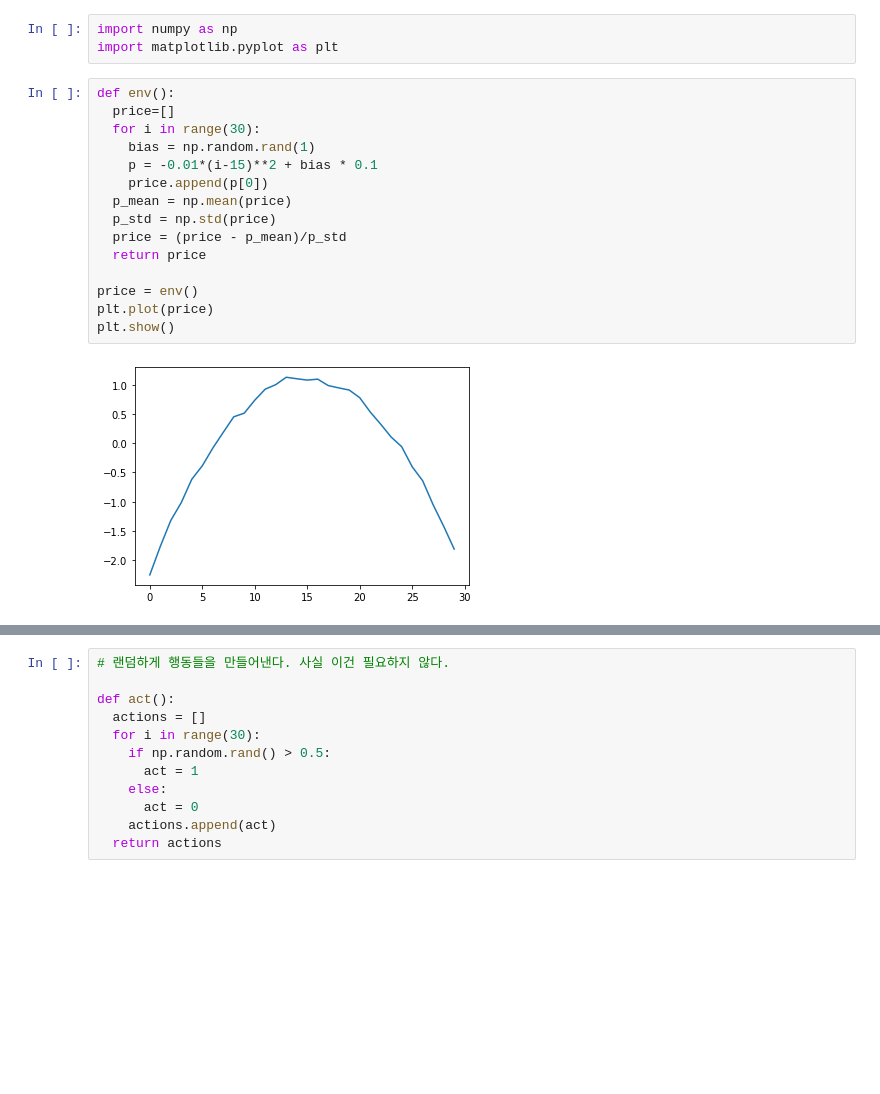
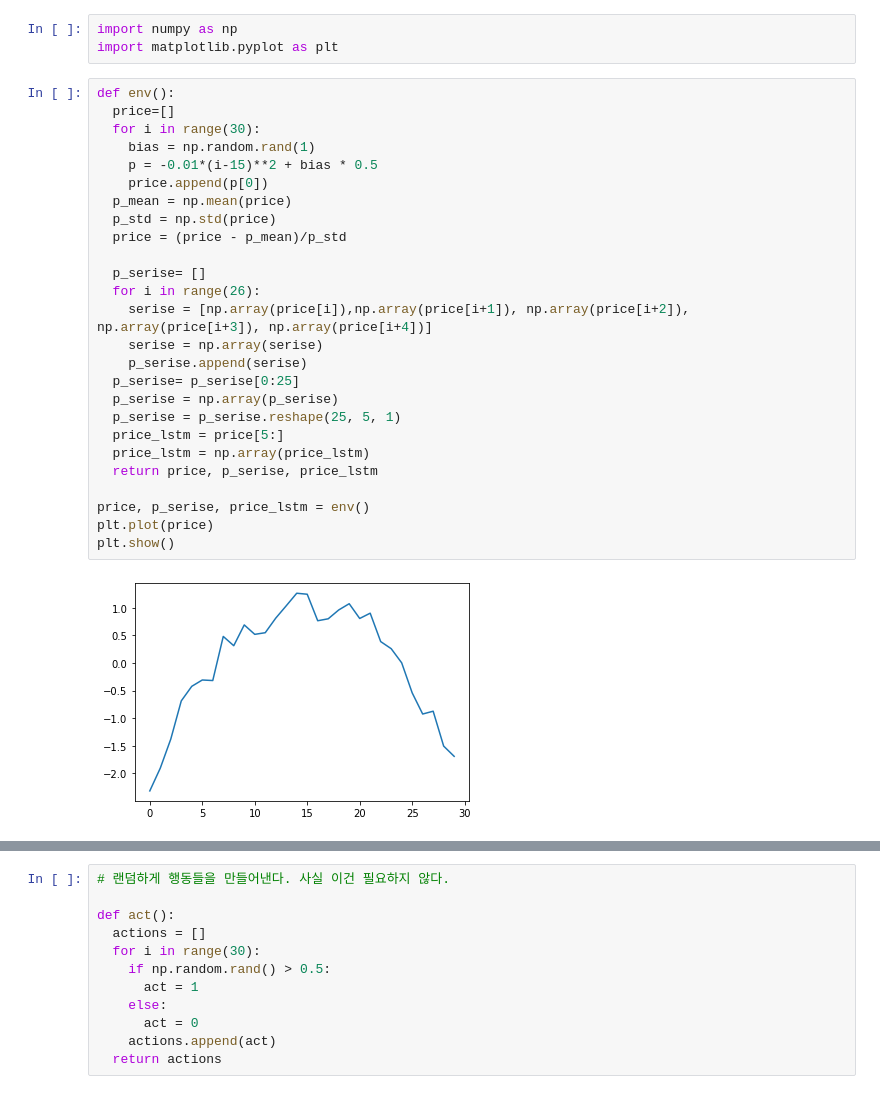
Before and after one commit to sjbaek12/sjbaek12.github.io, a Jupyter notebook: 테스트_강화학습.ipynb, the cells around one changed output, grey strips where cells are left out. Saved outputs shown, nothing was run; the diff lists cells and outputs as text; blank space fills up the shorter version.

```diff
--- a/테스트_강화학습.ipynb
+++ b/테스트_강화학습.ipynb
@@ -11,17 +11,28 @@ import matplotlib.pyplot as plt
 # %%
 def env():
   price=[]
   for i in range(30):
     bias = np.random.rand(1)
-    p = -0.01*(i-15)**2 + bias * 0.1
+    p = -0.01*(i-15)**2 + bias * 0.5
     price.append(p[0])
   p_mean = np.mean(price)
   p_std = np.std(price)
   price = (price - p_mean)/p_std
-  return price
 
-price = env()
+  p_serise= []
+  for i in range(26):
+    serise = [np.array(price[i]),np.array(price[i+1]), np.array(price[i+2]), np.array(price[i+3]), np.array(price[i+4])]
+    serise = np.array(serise)
+    p_serise.append(serise)
+  p_serise= p_serise[0:25]
+  p_serise = np.array(p_serise)
+  p_serise = p_serise.reshape(25, 5, 1)
+  price_lstm = price[5:]
+  price_lstm = np.array(price_lstm)
+  return price, p_serise, price_lstm
+
+price, p_serise, price_lstm = env()
 plt.plot(price)
 plt.show()
 # %% [output]
-[figure, old version]
+[figure, new version]
```
Also changed, not shown: parts of 14 cells of this notebook.
